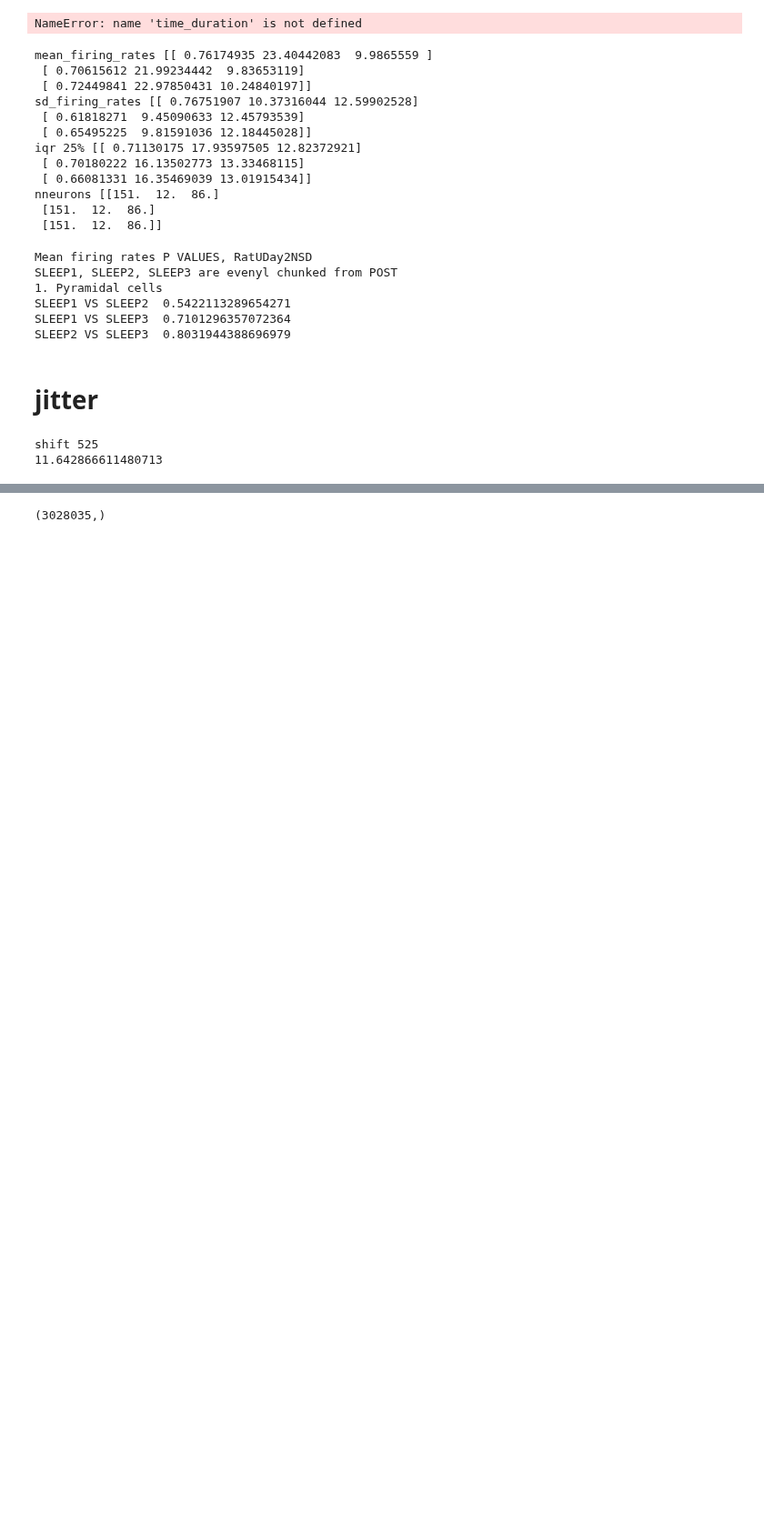
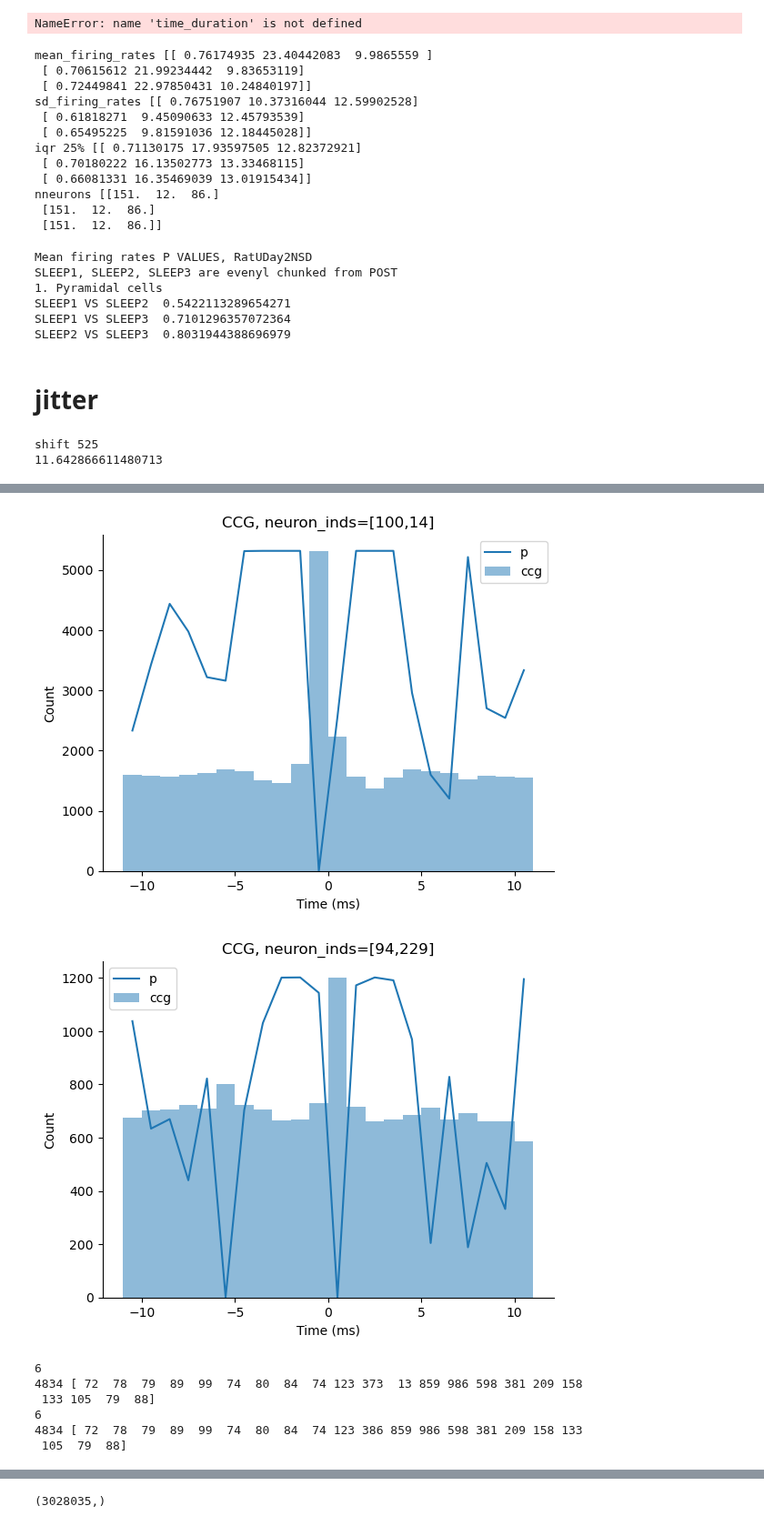
Before and after one commit to selina-lii/NeuroPy, a Jupyter notebook: notebooks/data_explore_seiln.ipynb, the cells around one changed output, grey strips where cells are left out. Shown at 91% size. Saved outputs shown, nothing was run; the diff lists cells and outputs as text; code cells hidden in the pictures; blank space fills up the shorter version.

Commit message:
feat: pairwise_conn

```diff
--- a/notebooks/data_explore_seiln.ipynb
+++ b/notebooks/data_explore_seiln.ipynb
@@ -630,0 +529,51 @@ pvals,smoothccg,qvals=msconn.eran_conv(ccg_jitters[0][0])
+# %%
+plot_ccg(ccgs, pvals, window_size, bin_size, coords[locs[25]])
+# plot_ccg(ccgs, coords[locs[23]])
+# %% [output]
+[figure, added]
+[figure, added]
+# %%
+# test equivalence of ccgs.
+# Use a very small bin size.
+# when bin size approaches the finest possible scale, ccgsE===ccgsO
+# when bin size is large, ccgsE can be slightly larger due to extra time from the two edge bins
+bin_size=0.05
+window_size=1
+window_width=0.2 # long window length doesn't work? pred and ccg shape incompatible
+ind=(0,1)
+pvalsE, ccgsE, predE, qvalsE=msconn.pairwise_conn_fast(neurons,
+    neuron_inds=[100,14],
+    sample_rate=30000,
+    bin_size=bin_size,
+    duration=window_size,
+    window_width=window_width,
+    wintype="gauss",
+    hollow_frac=None,
+    alpha=0.05,
+    use_multi_correction=True,
+    use_cupy=True,
+    symmetrize_mode='even',
+)
+print(ccgsE[ind].sum(),ccgsE[ind])
+
+pvalsO, ccgsO, predO, qvalsO=msconn.pairwise_conn_fast(neurons,
+    neuron_inds=[100,14],
+    sample_rate=30000,
+    bin_size=bin_size,
+    duration=window_size,
+    window_width=window_width,
+    wintype="gauss",
+    hollow_frac=None,
+    alpha=0.05,
+    use_multi_correction=True,
+    use_cupy=True,
+    symmetrize_mode='odd',
+)
+print(ccgsO[ind].sum(),ccgsO[ind])
+# %% [output]
+6
+4834 [ 72  78  79  89  99  74  80  84  74 123 373  13 859 986 598 381 209 158
+ 133 105  79  88]
+6
+4834 [ 72  78  79  89  99  74  80  84  74 123 386 859 986 598 381 209 158 133
+ 105  79  88]
```
Also changed, not shown: parts of 38 cells of this notebook, 2 other files.
